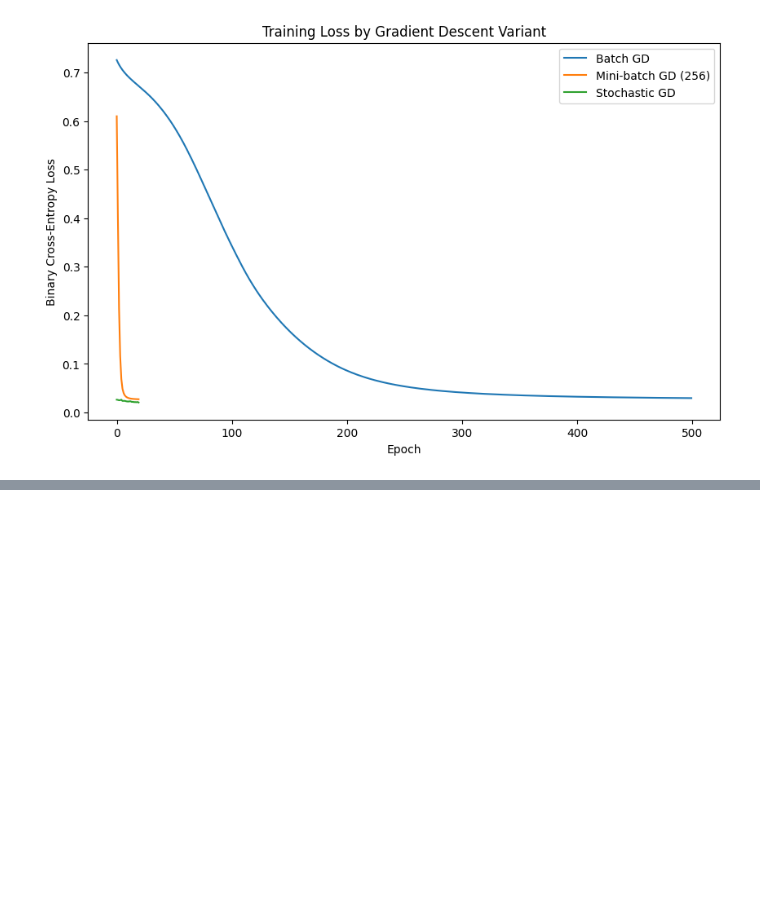
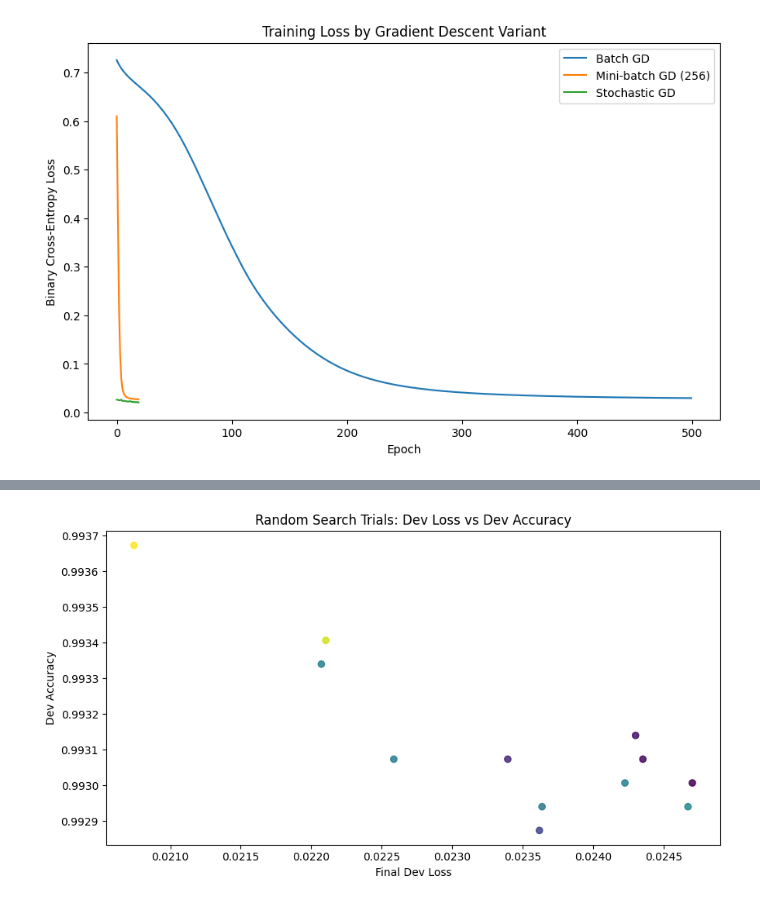
Before and after one commit to shamikkarkhanis/prediction-market-nn, a Jupyter notebook: prediction_market_nn.ipynb, the cells around one changed output, grey strips where cells are left out. Drawn from its saved outputs; the diff is of its cells as text; code cells hidden in the pictures; blank space fills up the shorter version.

```diff
--- a/prediction_market_nn.ipynb
+++ b/prediction_market_nn.ipynb
@@ -529,0 +916,85 @@ Epoch 20/20 - loss: 0.020626
+# %%
+search_rng = np.random.default_rng(RANDOM_SEED + 100)
+
+
+def sample_config(rng: np.random.Generator) -> Dict[str, object]:
+    optimizer = str(rng.choice(['sgd', 'rmsprop', 'adam']))
+    hidden_dim = int(rng.choice([16, 24, 32, 48, 64, 96]))
+
+    if optimizer == 'sgd':
+        lr = float(10 ** rng.uniform(-2.4, -1.0))
+    elif optimizer == 'rmsprop':
+        lr = float(10 ** rng.uniform(-3.5, -2.0))
+    else:
+        lr = float(10 ** rng.uniform(-3.6, -2.1))
+
+    return {
+        'optimizer': optimizer,
+        'hidden_dim': hidden_dim,
+        'learning_rate': lr,
+        'weight_decay': float(10 ** rng.uniform(-6.0, -3.0)),
+        'batch_size': int(rng.choice([64, 128, 256, 512])),
+        'epochs': int(rng.choice([30, 45, 60])),
+        'seed': int(rng.integers(1, 1_000_000)),
+    }
+
+
+N_RANDOM_TRIALS = 12
+random_trials = []
+
+for trial in range(1, N_RANDOM_TRIALS + 1):
+    cfg = sample_config(search_rng)
+    print(
+        f"Trial {trial}/{N_RANDOM_TRIALS}: opt={cfg['optimizer']}, hidden={cfg['hidden_dim']}, "
+        f"lr={cfg['learning_rate']:.5f}, wd={cfg['weight_decay']:.6f}, bs={cfg['batch_size']}, epochs={cfg['epochs']}"
+    )
+
+    _, result = run_torch_experiment(
+        label=f"trial_{trial}",
+        optimizer_name=str(cfg['optimizer']),
+        X_train=X_train_part2_norm,
+        y_train_np=y_train_part2_core,
+        X_dev=X_dev_part2_norm,
+        y_dev_np=y_dev_part2,
+        X_test=X_test_part2_norm,
+        y_test_np=y_test_part2,
+        hidden_dim=int(cfg['hidden_dim']),
+        learning_rate=float(cfg['learning_rate']),
+        weight_decay=float(cfg['weight_decay']),
+        batch_size=int(cfg['batch_size']),
+        epochs=int(cfg['epochs']),
+        print_every=0,
+        seed=int(cfg['seed']),
+    )
+
+    row = {k: v for k, v in result.items() if k != 'history'}
+    row['trial'] = trial
+    random_trials.append(row)
+
+random_search_df = pd.DataFrame(random_trials).sort_values(
+    ['final_dev_loss', 'dev_accuracy'],
+    ascending=[True, False],
+).reset_index(drop=True)
+
+display(random_search_df.head(10))
+
+best_trial = random_search_df.iloc[0]
+print('\nBest random-search configuration (by dev loss):')
+print(best_trial[['optimizer', 'hidden_dim', 'learning_rate', 'weight_decay', 'batch_size', 'epochs']])
+print('\nBest-trial test metrics:')
+print(best_trial[['test_accuracy', 'test_precision', 'test_recall', 'test_f1', 'final_test_loss']])
+
+plt.figure(figsize=(9, 5))
+scatter = plt.scatter(
+    random_search_df['final_dev_loss'],
+    random_search_df['dev_accuracy'],
+    c=random_search_df['runtime_sec'],
+    cmap='viridis',
+    alpha=0.85,
+)
+plt.xlabel('Final Dev Loss')
+plt.ylabel('Dev Accuracy')
+plt.title('Random Search Trials: Dev Loss vs Dev Accuracy')
+plt.tight_layout()
+plt.show()
+# %% [output]
@@ -529,0 +1040 @@ Epoch 20/20 - loss: 0.020626
+[figure, added]
```
Also changed, not shown: parts of 18 cells of this notebook, 3 other files.
